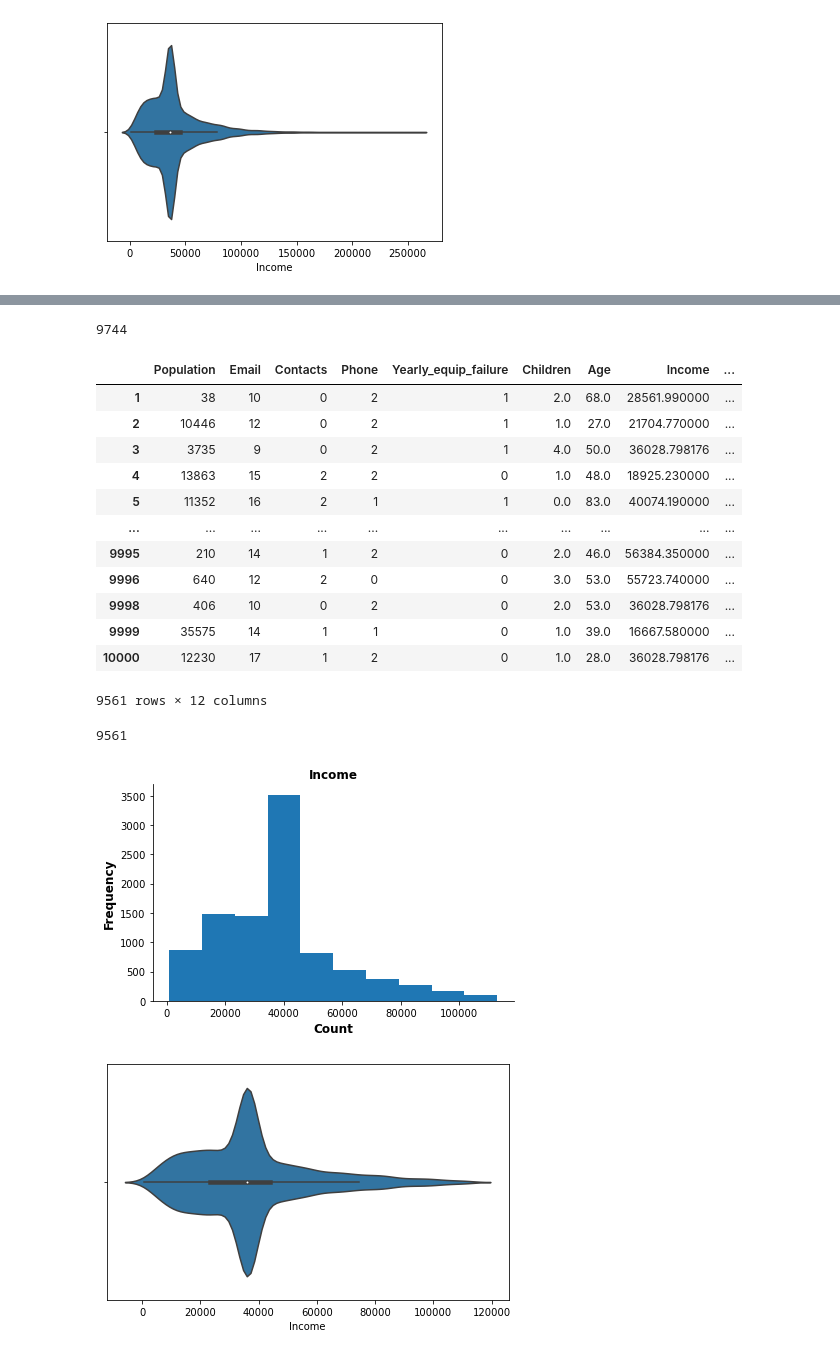
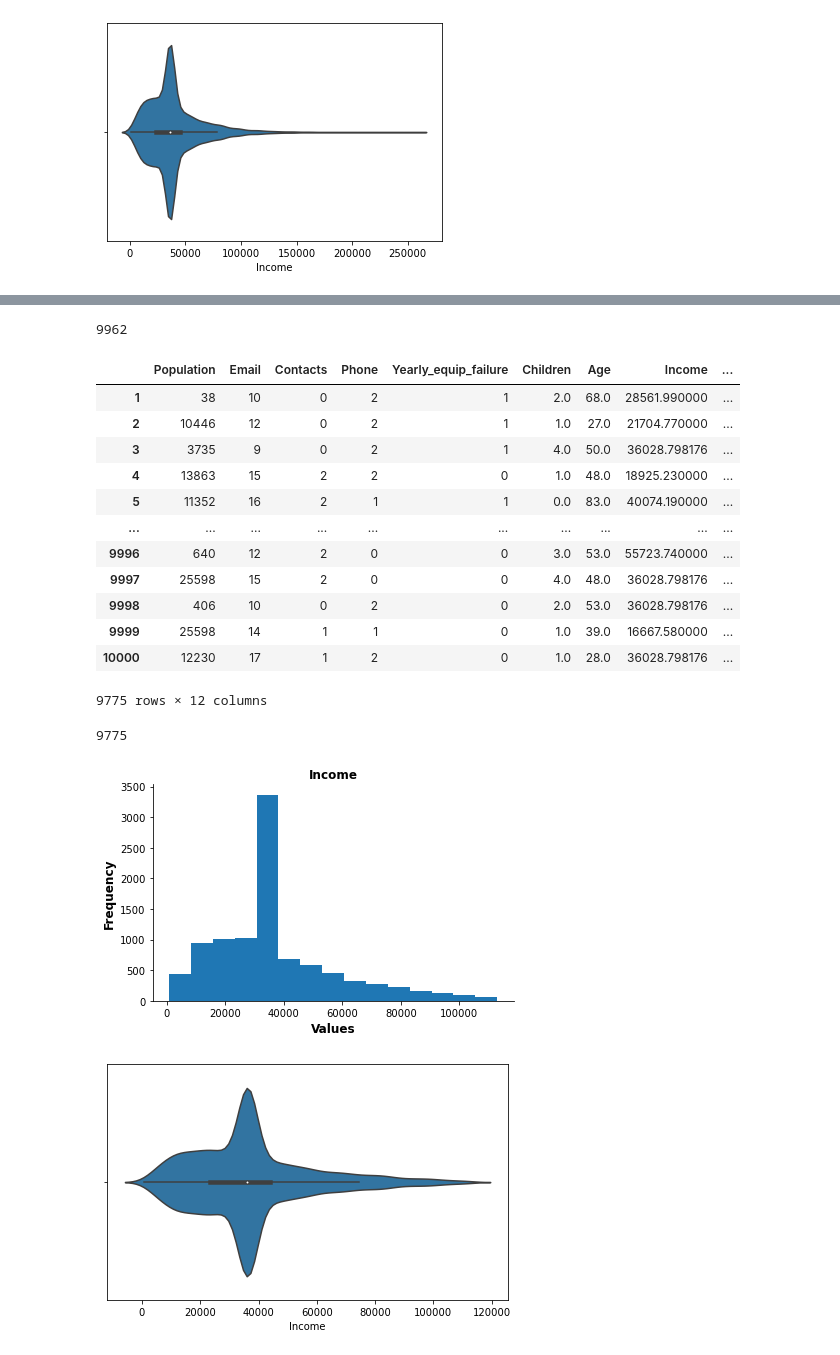
Before and after one commit to CristopherNim/D_206_WGU, a Jupyter notebook: Outliers.ipynb, the cells around one changed output, grey strips where cells are left out. Drawn from its saved outputs; the diff is of its cells as text; code cells hidden in the pictures.

```diff
--- a/Outliers.ipynb
+++ b/Outliers.ipynb
@@ -9,7 +9,7 @@ from statsmodels import robust
 import wquantiles
 %config Completer.use_jedi = False
 # %%
-df = pd.read_csv('No_null_values.csv', index_col=[0])
+df = pd.read_csv('data/No_null_values.csv', index_col=[0])
 # %%
 df.T
 # %% [output]
@@ -358,4 +358,4 @@ len(eda_df.Population.loc[eda_df.Population >= 25598])
 # %% [output]
 1335
 # %%
-eda_df.Population.loc[eda_df.Population >= 25598].copy = 25598
+eda_df.Population.loc[eda_df.Population >= 25598] = 25598
@@ -741,12 +746,12 @@ eda_df.quantile(Percentages, )
 # %%
-def Plot_hist(key1):
-    plt.hist(eda_df[key1])
+def Plot_hist(df, key1, key2):
+    plt.hist(df[key1], bins=key2)
 
     plt.gca().spines['top'].set_visible(False)
     plt.gca().spines['right'].set_visible(False)
 
     plt.title(key1, font=font)
-    plt.xlabel('Count', font=font)
+    plt.xlabel('Values', font=font)
     plt.ylabel('Frequency', font=font)
 
     plt.tight_layout()
@@ -812,7 +827,7 @@ std*3: 73934
 # %%
 len(eda_df)
 # %% [output]
-9744
+9962
 # %%
 eda_df.loc[(eda_df.Income >= low) &
           (eda_df.Income <= high)]
@@ -824,26 +839,26 @@ eda_df.loc[(eda_df.Income >= low) &
 | 4 | 13863 | 15 | 2 | 2 | 0 | 1.0 | 48.0 | 18925.230000 | ... |
 | 5 | 11352 | 16 | 2 | 1 | 1 | 0.0 | 83.0 | 40074.190000 | ... |
 | ... | ... | ... | ... | ... | ... | ... | ... | ... | ... |
-| 9995 | 210 | 14 | 1 | 2 | 0 | 2.0 | 46.0 | 56384.350000 | ... |
 | 9996 | 640 | 12 | 2 | 0 | 0 | 3.0 | 53.0 | 55723.740000 | ... |
+| 9997 | 25598 | 15 | 2 | 0 | 0 | 4.0 | 48.0 | 36028.798176 | ... |
 | 9998 | 406 | 10 | 0 | 2 | 0 | 2.0 | 53.0 | 36028.798176 | ... |
-| 9999 | 35575 | 14 | 1 | 1 | 0 | 1.0 | 39.0 | 16667.580000 | ... |
+| 9999 | 25598 | 14 | 1 | 1 | 0 | 1.0 | 39.0 | 16667.580000 | ... |
 | 10000 | 12230 | 17 | 1 | 2 | 0 | 1.0 | 28.0 | 36028.798176 | ... |
-9561 rows × 12 columns
+9775 rows × 12 columns
 # %%
 eda_df = eda_df.loc[(eda_df.Income >= low) &
           (eda_df.Income <= high)]
 # %%
 len(eda_df)
 # %% [output]
-9561
+9775
 # %%
 # df = df.loc[(df.Income >= low) &
 #            (df.Income <= high)]
 # %%
-Plot_hist('Income')
+Plot_hist(eda_df,'Income', 15)
 # %% [output]
-[figure, old version]
+[figure, new version]
 # %%
 sns.violinplot(data=eda_df, x='Income')
 plt.tight_layout()
```
Also changed, not shown: parts of 59 cells of this notebook.
